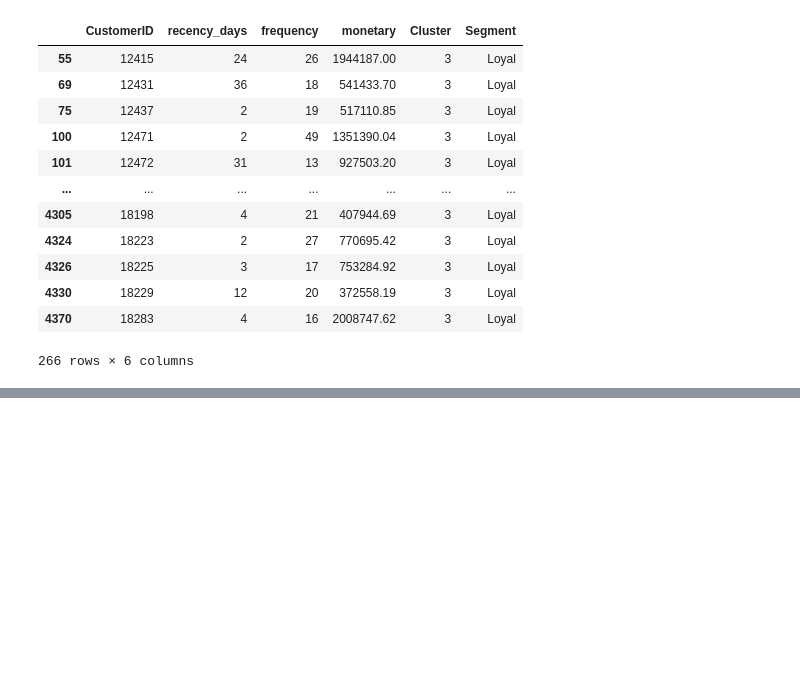
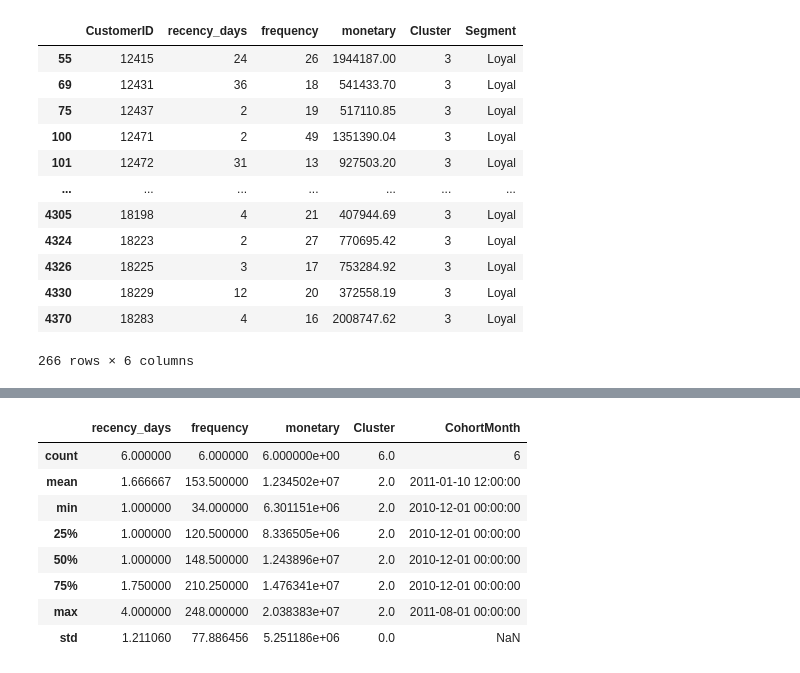
Before and after one commit to Yemmiy/Ecommerce-Cohort-Analysis, a Jupyter notebook: Cohort_Analysis_Notebook.ipynb, the cells around one changed output, grey strips where cells are left out. Saved outputs shown, nothing was run; the diff lists cells and outputs as text; code cells hidden in the pictures; blank space fills up the shorter version.

Commit message:
Cohort Analysis file modification

```diff
--- a/Cohort_Analysis_Notebook.ipynb
+++ b/Cohort_Analysis_Notebook.ipynb
@@ -792,0 +793,12 @@ cluster2_customers
+# %%
+cluster2_customers.describe()
+# %% [output]
+|  | recency_days | frequency | monetary | Cluster | CohortMonth |
+| count | 6.000000 | 6.000000 | 6.000000e+00 | 6.0 | 6 |
+| mean | 1.666667 | 153.500000 | 1.234502e+07 | 2.0 | 2011-01-10 12:00:00 |
+| min | 1.000000 | 34.000000 | 6.301151e+06 | 2.0 | 2010-12-01 00:00:00 |
+| 25% | 1.000000 | 120.500000 | 8.336505e+06 | 2.0 | 2010-12-01 00:00:00 |
+| 50% | 1.000000 | 148.500000 | 1.243896e+07 | 2.0 | 2010-12-01 00:00:00 |
+| 75% | 1.750000 | 210.250000 | 1.476341e+07 | 2.0 | 2010-12-01 00:00:00 |
+| max | 4.000000 | 248.000000 | 2.038383e+07 | 2.0 | 2011-08-01 00:00:00 |
+| std | 1.211060 | 77.886456 | 5.251186e+06 | 0.0 | NaN |
```
Also changed, not shown: parts of 6 cells of this notebook.
